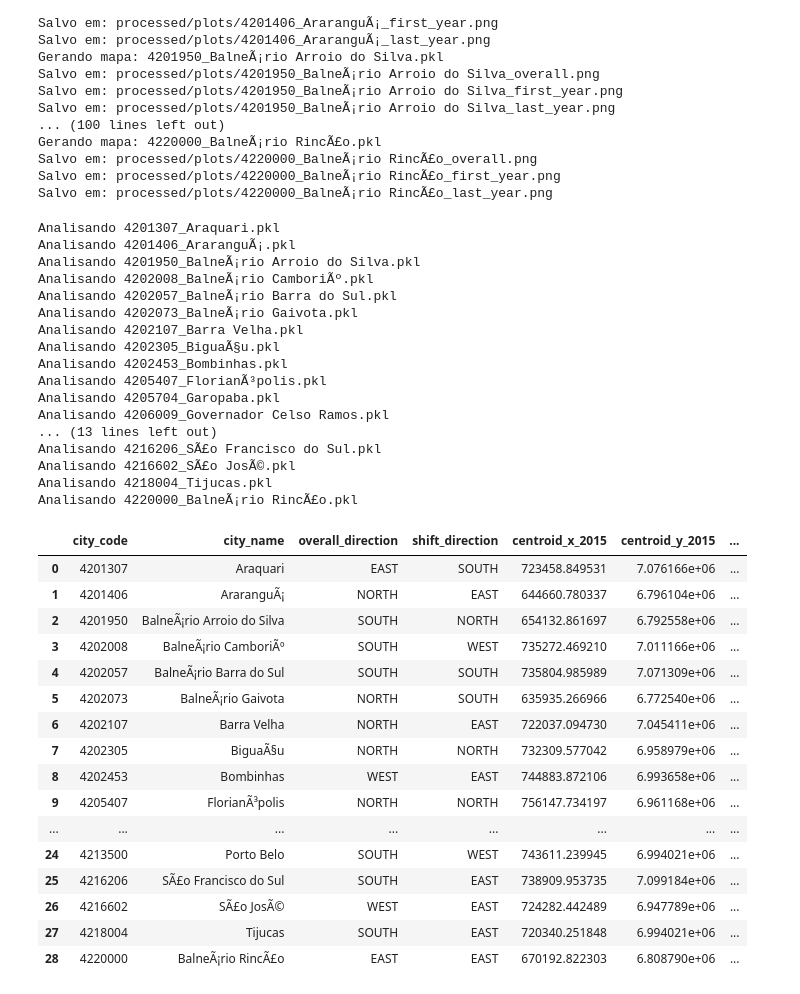
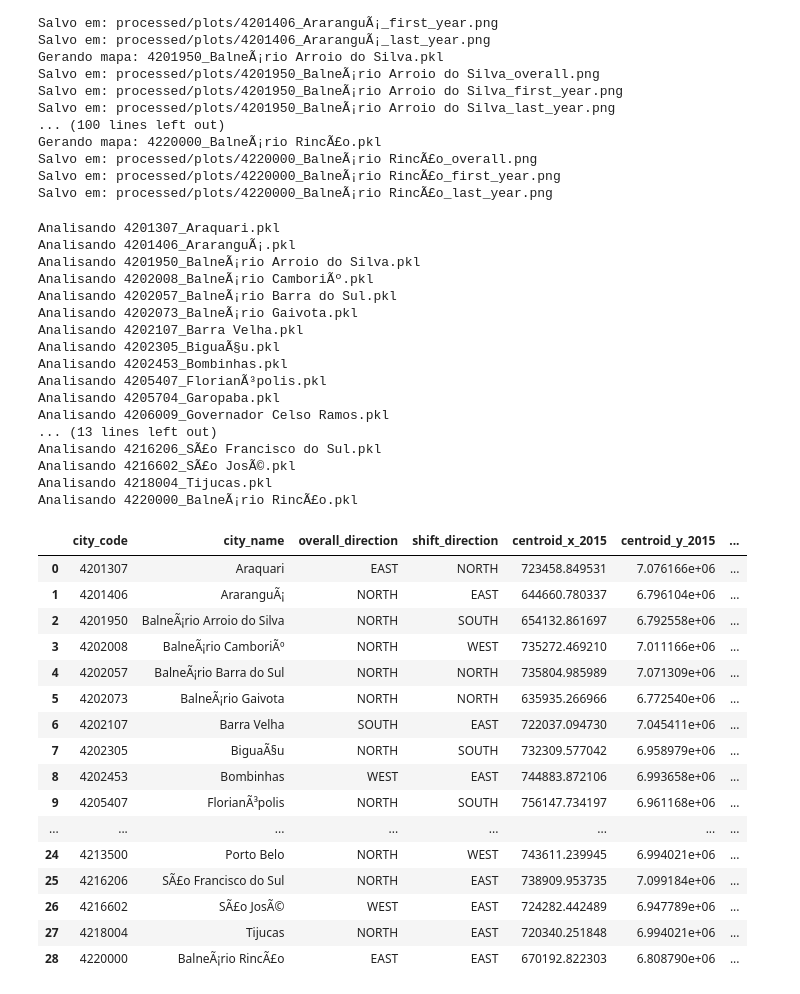
Before and after one commit to sofialindner/ntl-urban-expansion-mapping, a Jupyter notebook: main.ipynb, the cells around one changed output. Drawn from its saved outputs; the diff is of its cells as text; code cells hidden in the pictures.

```diff
--- a/main.ipynb
+++ b/main.ipynb
@@ -704,7 +704,7 @@ def save_plot_for_serie(
 
     # Reconstrói grade espacial
     x_unique = np.sort(df["x"].unique())
-    y_unique = np.sort(df["y"].unique())
+    y_unique = np.sort(df["y"].unique())[::-1]
 
     cluster_img = np.full(
         (len(y_unique), len(x_unique)),
@@ -895,7 +895,7 @@ for cluster_file in sorted(clusters_dir.glob("*.pkl")):
     overall_pixels = get_expansion_pixels(overall_data)
 
     x_unique = np.sort(overall_pixels["x"].unique())
-    y_unique = np.sort(overall_pixels["y"].unique())
+    y_unique = np.sort(overall_pixels["y"].unique())[::-1]
 
     x_index = {value: idx for idx, value in enumerate(x_unique)}
     y_index = {value: idx for idx, value in enumerate(y_unique)}
@@ -973,7 +973,7 @@ for cluster_file in sorted(clusters_dir.glob("*.pkl")):
     dx_shift = cx_2025 - cx_2015
     dy_shift = cy_2025 - cy_2015
 
-    shift_direction = get_direction(dx_shift, dy_shift)
+    shift_direction = get_direction(dx_shift, -dy_shift)
 
     results.append({
 
@@ -1003,48 +1003,48 @@ for cluster_file in sorted(clusters_dir.glob("*.pkl")):
         "davies_bouldin_score": overall_data["davies_bouldin_score"]
     })
 
 analysis_df = pd.DataFrame(results)
 
 analysis_df.to_csv(
     analysis_dir / "municipality_analysis.csv",
     index=False
 )
 
 analysis_df
 # %% [output]
 Analisando 4201307_Araquari.pkl
 Analisando 4201406_AraranguÃ¡.pkl
 Analisando 4201950_BalneÃ¡rio Arroio do Silva.pkl
 Analisando 4202008_BalneÃ¡rio CamboriÃº.pkl
 Analisando 4202057_BalneÃ¡rio Barra do Sul.pkl
 Analisando 4202073_BalneÃ¡rio Gaivota.pkl
 Analisando 4202107_Barra Velha.pkl
 Analisando 4202305_BiguaÃ§u.pkl
 Analisando 4202453_Bombinhas.pkl
 Analisando 4205407_FlorianÃ³polis.pkl
 Analisando 4205704_Garopaba.pkl
 Analisando 4206009_Governador Celso Ramos.pkl
 ... (13 lines left out)
 Analisando 4216206_SÃ£o Francisco do Sul.pkl
 Analisando 4216602_SÃ£o JosÃ©.pkl
 Analisando 4218004_Tijucas.pkl
 Analisando 4220000_BalneÃ¡rio RincÃ£o.pkl
 |  | city_code | city_name | overall_direction | shift_direction | centroid_x_2015 | centroid_y_2015 | ... |
-| 0 | 4201307 | Araquari | EAST | SOUTH | 723458.849531 | 7.076166e+06 | ... |
+| 0 | 4201307 | Araquari | EAST | NORTH | 723458.849531 | 7.076166e+06 | ... |
 | 1 | 4201406 | AraranguÃ¡ | NORTH | EAST | 644660.780337 | 6.796104e+06 | ... |
-| 2 | 4201950 | BalneÃ¡rio Arroio do Silva | SOUTH | NORTH | 654132.861697 | 6.792558e+06 | ... |
-| 3 | 4202008 | BalneÃ¡rio CamboriÃº | SOUTH | WEST | 735272.469210 | 7.011166e+06 | ... |
-| 4 | 4202057 | BalneÃ¡rio Barra do Sul | SOUTH | SOUTH | 735804.985989 | 7.071309e+06 | ... |
-| 5 | 4202073 | BalneÃ¡rio Gaivota | NORTH | SOUTH | 635935.266966 | 6.772540e+06 | ... |
-| 6 | 4202107 | Barra Velha | NORTH | EAST | 722037.094730 | 7.045411e+06 | ... |
-| 7 | 4202305 | BiguaÃ§u | NORTH | NORTH | 732309.577042 | 6.958979e+06 | ... |
+| 2 | 4201950 | BalneÃ¡rio Arroio do Silva | NORTH | SOUTH | 654132.861697 | 6.792558e+06 | ... |
+| 3 | 4202008 | BalneÃ¡rio CamboriÃº | NORTH | WEST | 735272.469210 | 7.011166e+06 | ... |
+| 4 | 4202057 | BalneÃ¡rio Barra do Sul | NORTH | NORTH | 735804.985989 | 7.071309e+06 | ... |
+| 5 | 4202073 | BalneÃ¡rio Gaivota | NORTH | NORTH | 635935.266966 | 6.772540e+06 | ... |
+| 6 | 4202107 | Barra Velha | SOUTH | EAST | 722037.094730 | 7.045411e+06 | ... |
+| 7 | 4202305 | BiguaÃ§u | NORTH | SOUTH | 732309.577042 | 6.958979e+06 | ... |
 | 8 | 4202453 | Bombinhas | WEST | EAST | 744883.872106 | 6.993658e+06 | ... |
-| 9 | 4205407 | FlorianÃ³polis | NORTH | NORTH | 756147.734197 | 6.961168e+06 | ... |
+| 9 | 4205407 | FlorianÃ³polis | NORTH | SOUTH | 756147.734197 | 6.961168e+06 | ... |
 | ... | ... | ... | ... | ... | ... | ... | ... |
-| 24 | 4213500 | Porto Belo | SOUTH | WEST | 743611.239945 | 6.994021e+06 | ... |
-| 25 | 4216206 | SÃ£o Francisco do Sul | SOUTH | EAST | 738909.953735 | 7.099184e+06 | ... |
+| 24 | 4213500 | Porto Belo | NORTH | WEST | 743611.239945 | 6.994021e+06 | ... |
+| 25 | 4216206 | SÃ£o Francisco do Sul | NORTH | EAST | 738909.953735 | 7.099184e+06 | ... |
 | 26 | 4216602 | SÃ£o JosÃ© | WEST | EAST | 724282.442489 | 6.947789e+06 | ... |
-| 27 | 4218004 | Tijucas | SOUTH | EAST | 720340.251848 | 6.994021e+06 | ... |
+| 27 | 4218004 | Tijucas | NORTH | EAST | 720340.251848 | 6.994021e+06 | ... |
 | 28 | 4220000 | BalneÃ¡rio RincÃ£o | EAST | EAST | 670192.822303 | 6.808790e+06 | ... |
 # %%
 import pandas as pd
```
Also changed, not shown: parts of 4 cells of this notebook.
